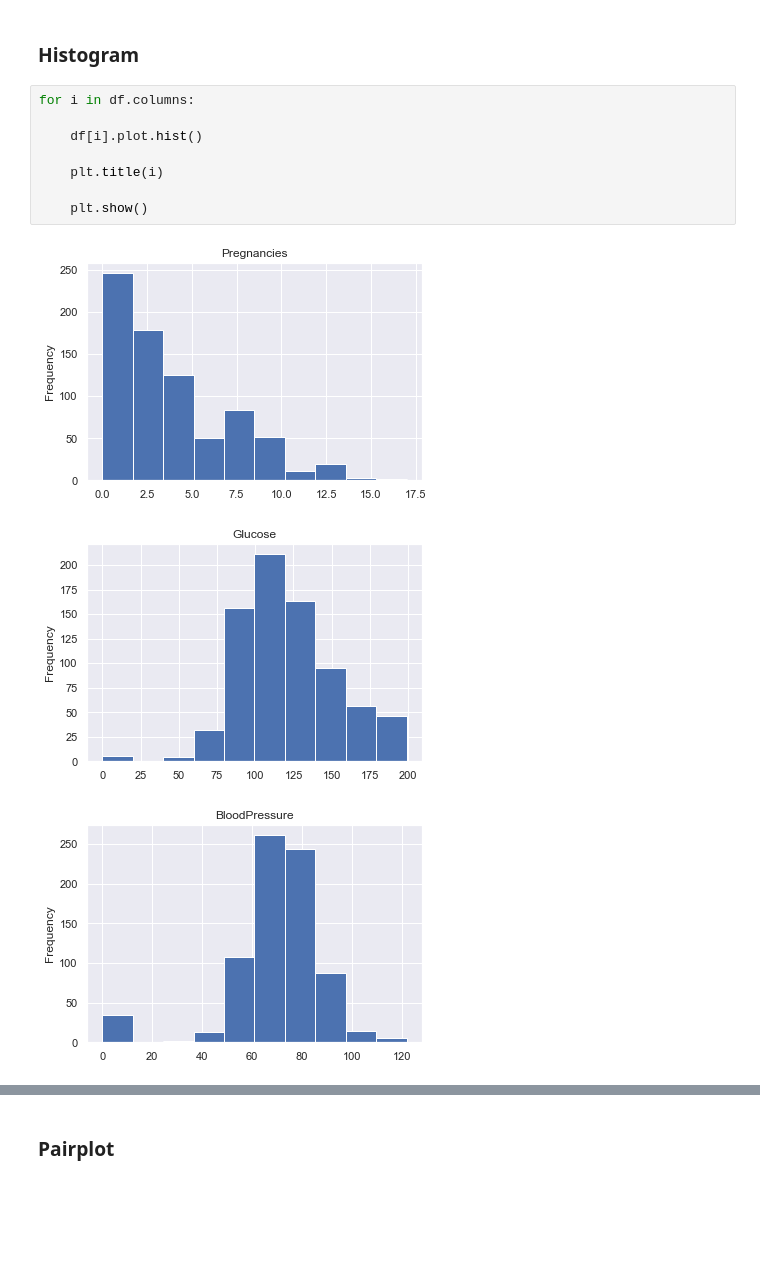
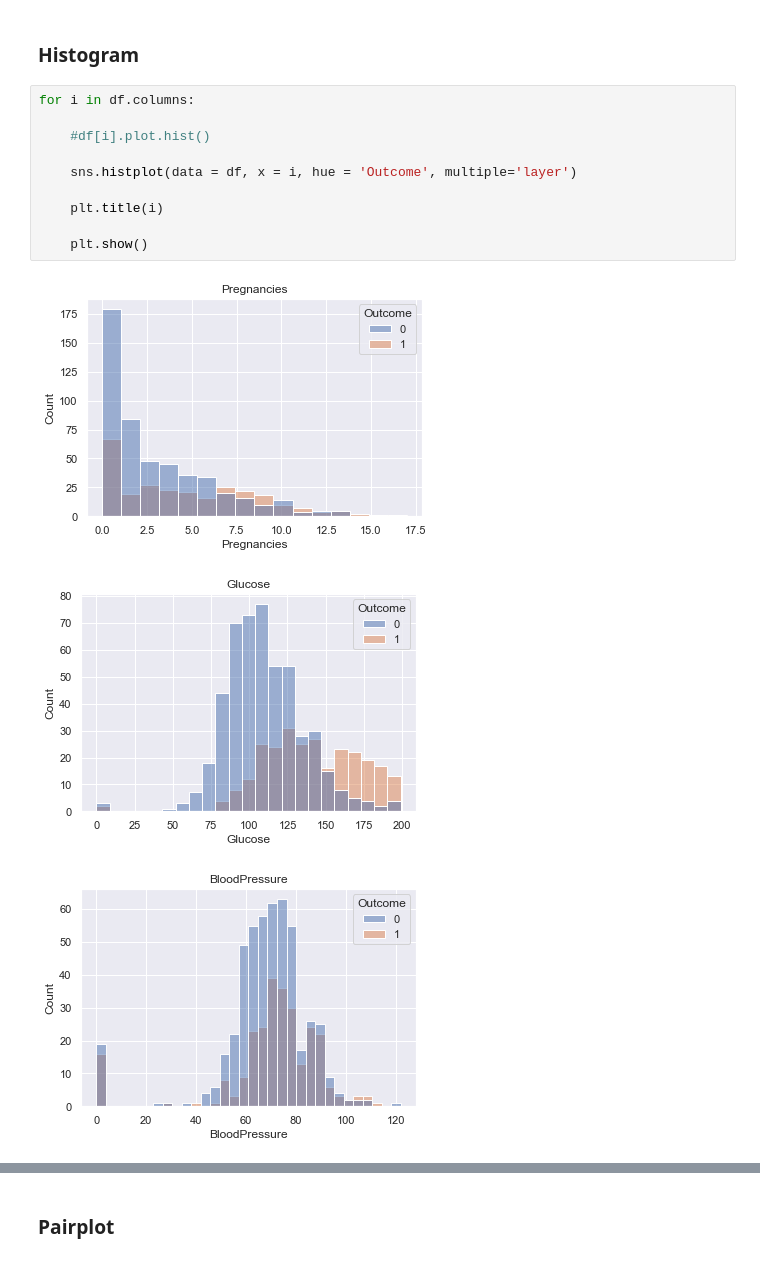
Before and after one commit to moesmatheus/Analise-Preditiva-Avancada-MBA, a Jupyter notebook: Análise Exploratória.ipynb, the cells around one changed output, grey strips where cells are left out. Saved outputs shown, nothing was run; the diff lists cells and outputs as text; blank space fills up the shorter version.

```diff
--- a/Análise Exploratória.ipynb
+++ b/Análise Exploratória.ipynb
@@ -131,12 +132,14 @@ plt.show()
 # %%
 for i in df.columns:
 
-    df[i].plot.hist()
+    #df[i].plot.hist()
+
+    sns.histplot(data = df, x = i, hue = 'Outcome', multiple='layer')
 
     plt.title(i)
 
     plt.show()
 # %% [output]
-[figure, old version]
+[figure, new version]
-[figure, old version]
+[figure, new version]
-[figure, old version]
+[figure, new version]
```
Also changed, not shown: parts of 12 cells of this notebook, 3 other files.
